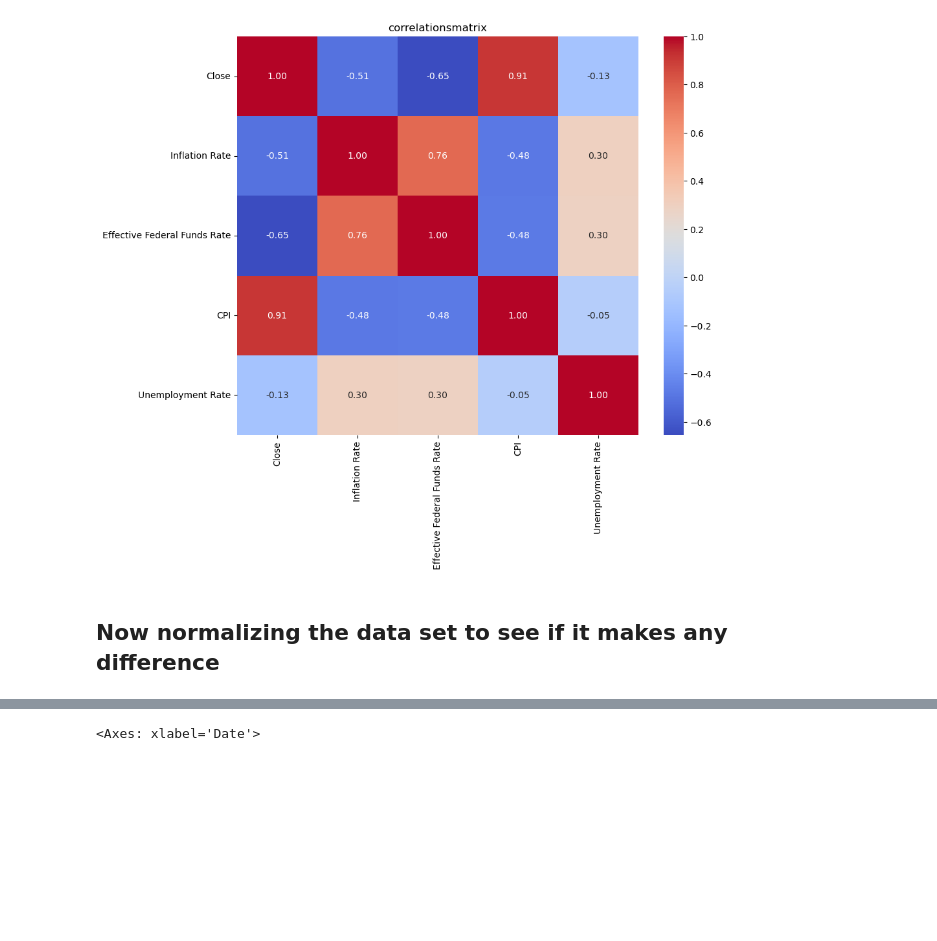
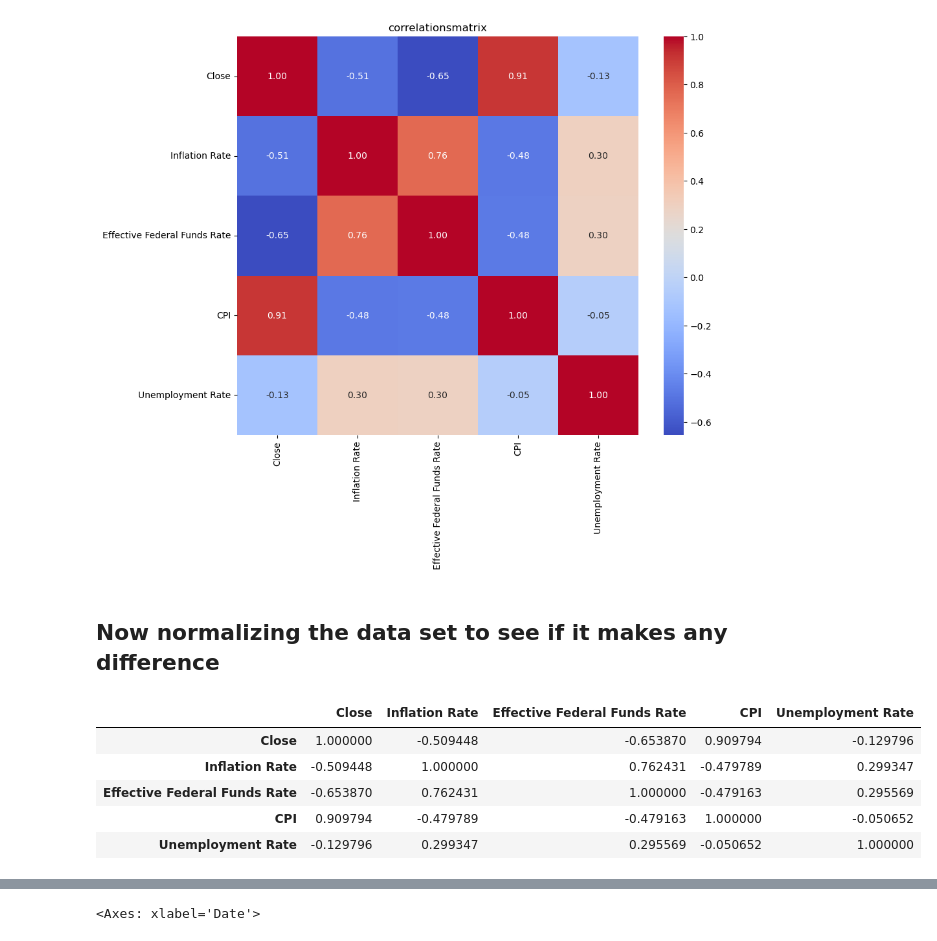
Before and after one commit to badranyoussef/bi-exam-project-stock, a Jupyter notebook: notebooks/cleaning_and_exploring.ipynb, the cells around one changed output, grey strips where cells are left out. Saved outputs shown, nothing was run; the diff lists cells and outputs as text; code cells hidden in the pictures; blank space fills up the shorter version.

```diff
--- a/notebooks/cleaning_and_exploring.ipynb
+++ b/notebooks/cleaning_and_exploring.ipynb
@@ -155,6 +156,15 @@ plt.show()
 [figure]
 # %% [markdown]
 ## Now normalizing the data set to see if it makes any difference
+# %%
+correlation_matrix
+# %% [output]
+|  | Close | Inflation Rate | Effective Federal Funds Rate | CPI | Unemployment Rate |
+| Close | 1.000000 | -0.509448 | -0.653870 | 0.909794 | -0.129796 |
+| Inflation Rate | -0.509448 | 1.000000 | 0.762431 | -0.479789 | 0.299347 |
+| Effective Federal Funds Rate | -0.653870 | 0.762431 | 1.000000 | -0.479163 | 0.295569 |
+| CPI | 0.909794 | -0.479789 | -0.479163 | 1.000000 | -0.050652 |
+| Unemployment Rate | -0.129796 | 0.299347 | 0.295569 | -0.050652 | 1.000000 |
 # %%
 from sklearn.preprocessing import MinMaxScaler
 # %%
```
Also changed, not shown: parts of 16 cells of this notebook, 1 other file.
